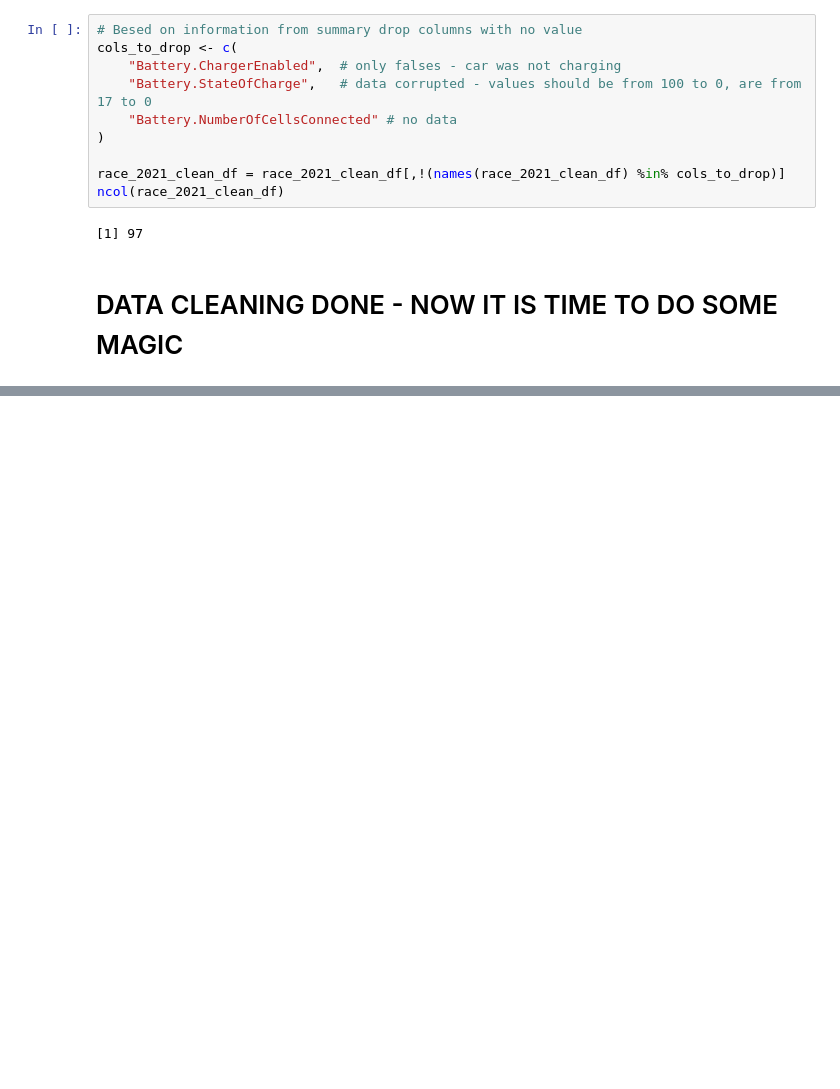
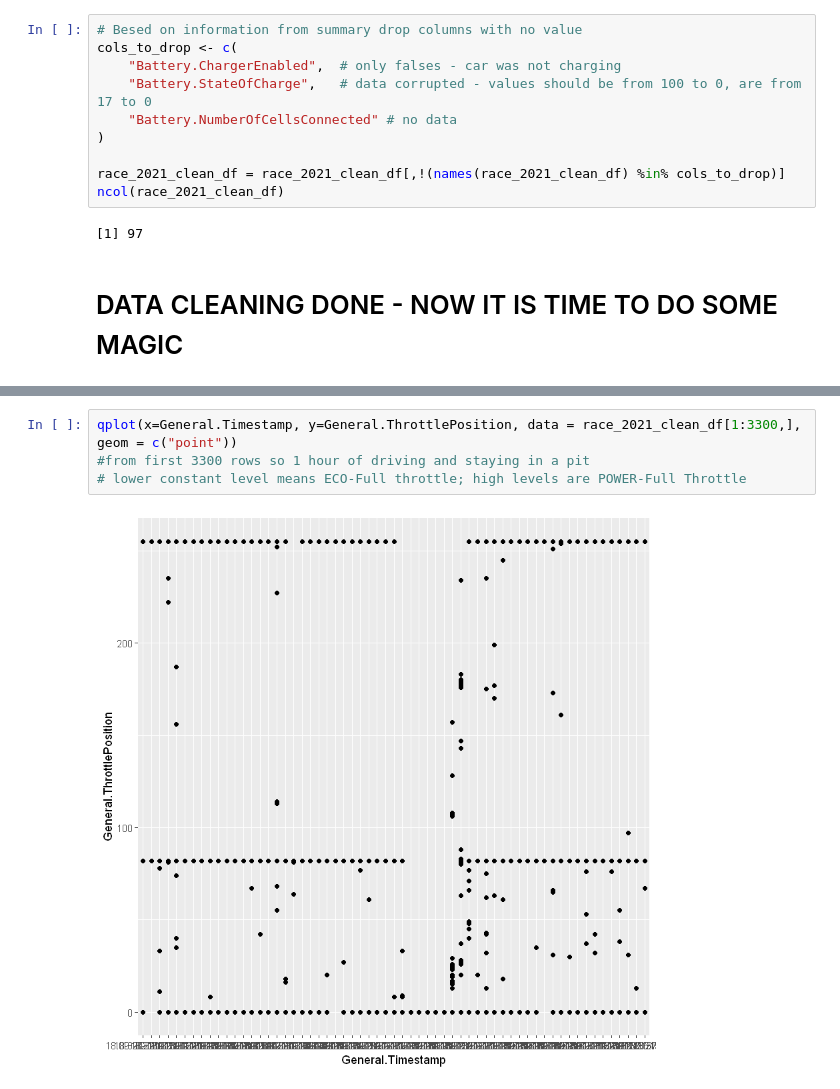
Before and after one commit to adamKuzanski/DATA_SCIENCE_PROJECT, a Jupyter notebook: EagleTwoDataAnalysis.ipynb, the cells around one changed output, grey strips where cells are left out. Drawn from its saved outputs; the diff is of its cells as text; blank space fills up the shorter version.

```diff
--- a/EagleTwoDataAnalysis.ipynb
+++ b/EagleTwoDataAnalysis.ipynb
@@ -241,0 +294,6 @@ ncol(race_2021_clean_df)
+# %%
+qplot(x=General.Timestamp, y=General.ThrottlePosition, data = race_2021_clean_df[1:3300,], geom = c("point"))
+#from first 3300 rows so 1 hour of driving and staying in a pit
+# lower constant level means ECO-Full throttle; high levels are POWER-Full Throttle
+# %% [output]
+[figure, added]
```
Also changed, not shown: parts of 11 cells of this notebook.
